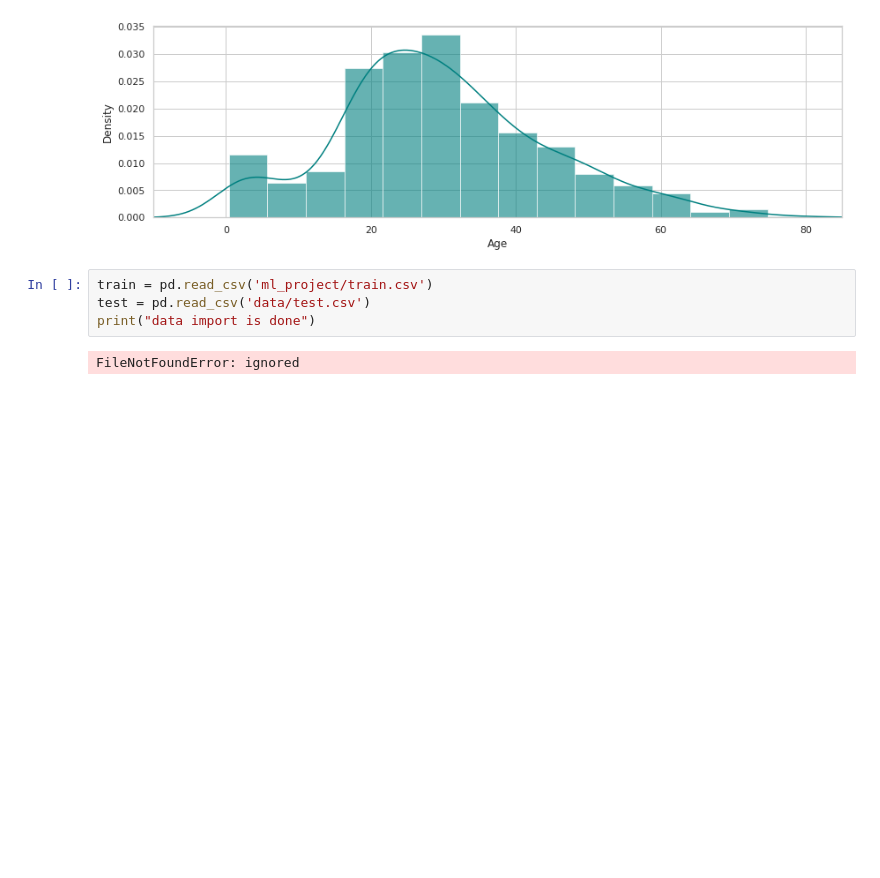
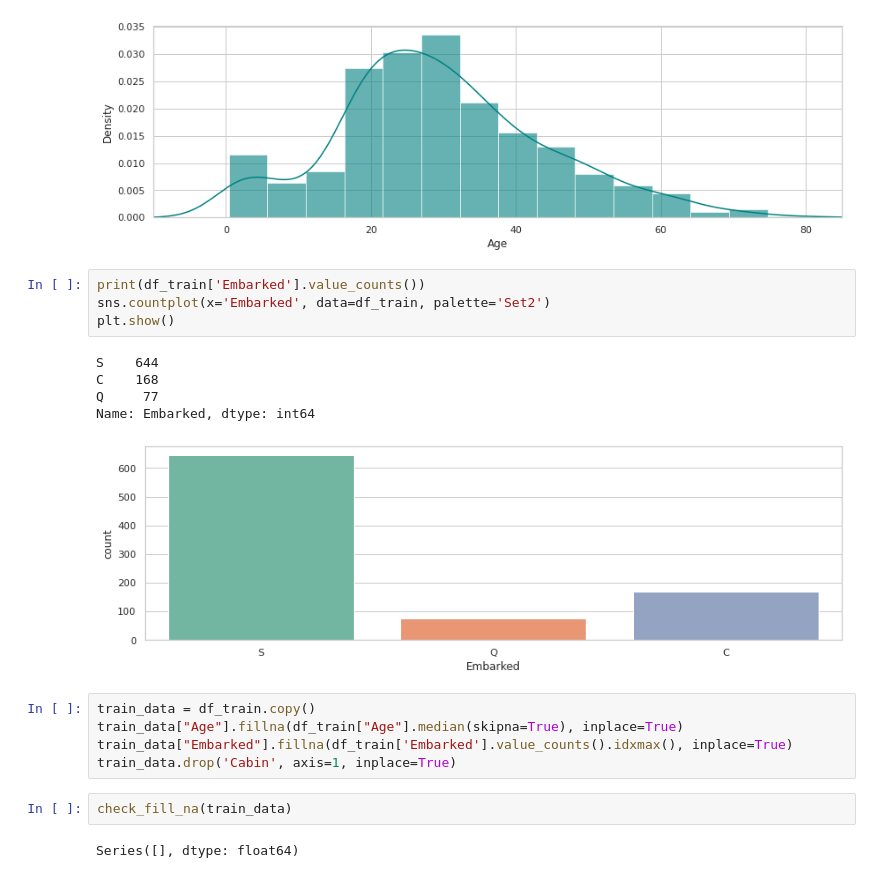
Before and after one commit to danbikiki/machine-learning, a Jupyter notebook: 200819_titanic.ipynb, the cells around one changed output. Saved outputs shown, nothing was run; the diff lists cells and outputs as text; blank space fills up the shorter version.

```diff
--- a/200819_titanic.ipynb
+++ b/200819_titanic.ipynb
@@ -212,9 +216,22 @@ plt.xlim(-10,85)
 plt.show()
 # %% [output]
 [figure]
-# %%
-train = pd.read_csv('ml_project/train.csv')
-test = pd.read_csv('data/test.csv')
-print("data import is done")
-# %% [output]
-FileNotFoundError: ignored
+# %%
+print(df_train['Embarked'].value_counts())
+sns.countplot(x='Embarked', data=df_train, palette='Set2')
+plt.show()
+# %% [output]
+S    644
+C    168
+Q     77
+Name: Embarked, dtype: int64
+[figure, added]
+# %%
+train_data = df_train.copy()
+train_data["Age"].fillna(df_train["Age"].median(skipna=True), inplace=True)
+train_data["Embarked"].fillna(df_train['Embarked'].value_counts().idxmax(), inplace=True)
+train_data.drop('Cabin', axis=1, inplace=True)
+# %%
+check_fill_na(train_data)
+# %% [output]
+Series([], dtype: float64)
```
Also changed, not shown: parts of 16 cells of this notebook.
